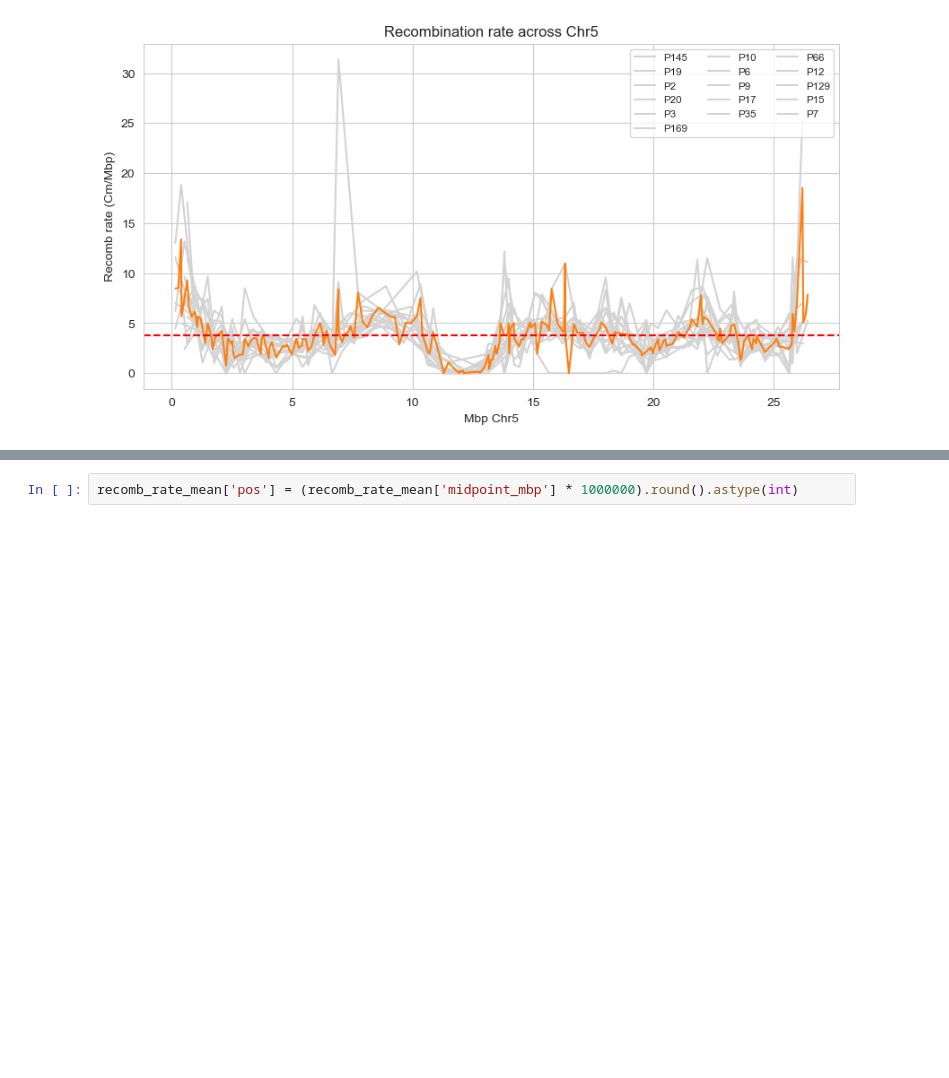
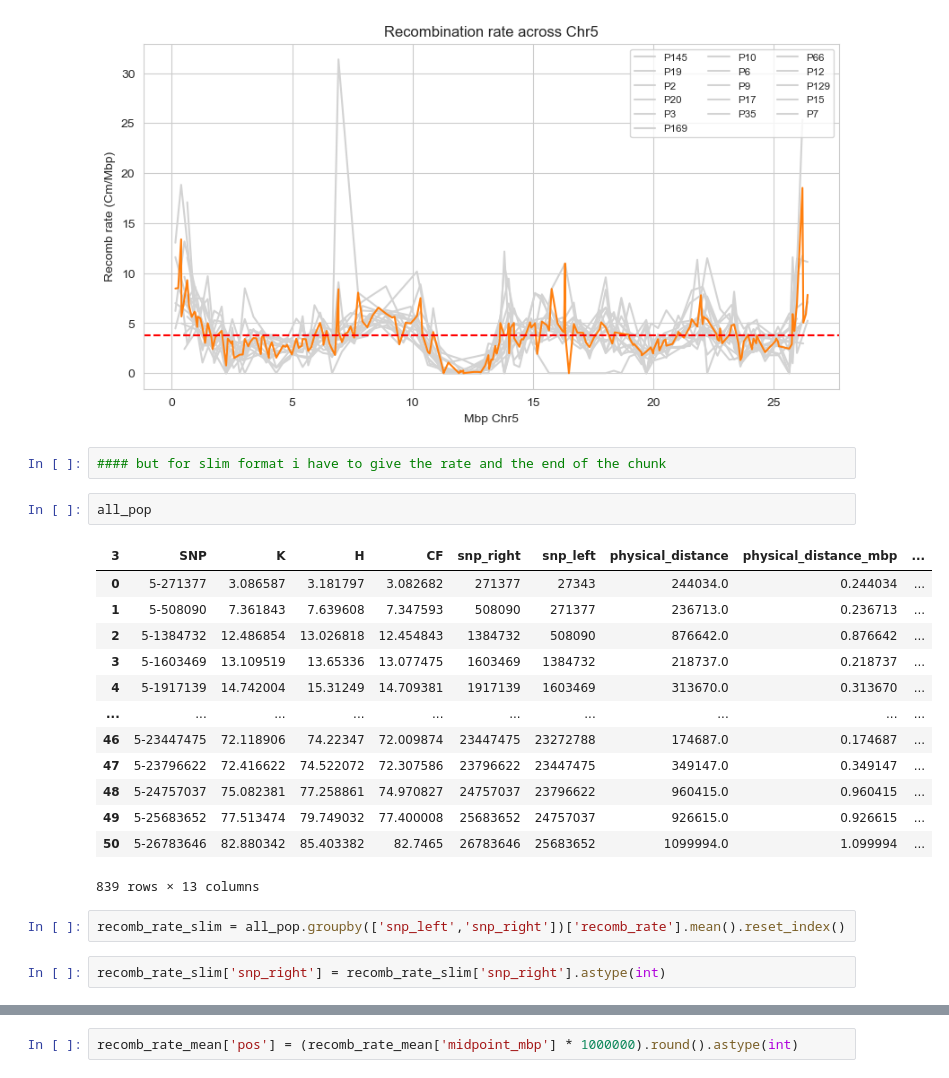
Before and after one commit to Tatianabellagio/slim_grenenet, a Jupyter notebook: crossover_map/crossover_map.ipynb, the cells around one changed output, grey strips where cells are left out. Saved outputs shown, nothing was run; the diff lists cells and outputs as text; blank space fills up the shorter version.

```diff
--- a/crossover_map/crossover_map.ipynb
+++ b/crossover_map/crossover_map.ipynb
@@ -78,3 +78,25 @@ plt.axhline(y=recomb_rate['recomb_rate'].mean(), color='r', linestyle='--')
 plt.show()
 # %% [output]
 [figure]
+# %%
+#### but for slim format i have to give the rate and the end of the chunk
+# %%
+all_pop
+# %% [output]
+| 3 | SNP | K | H | CF | snp_right | snp_left | physical_distance | physical_distance_mbp | ... |
+| 0 | 5-271377 | 3.086587 | 3.181797 | 3.082682 | 271377 | 27343 | 244034.0 | 0.244034 | ... |
+| 1 | 5-508090 | 7.361843 | 7.639608 | 7.347593 | 508090 | 271377 | 236713.0 | 0.236713 | ... |
+| 2 | 5-1384732 | 12.486854 | 13.026818 | 12.454843 | 1384732 | 508090 | 876642.0 | 0.876642 | ... |
+| 3 | 5-1603469 | 13.109519 | 13.65336 | 13.077475 | 1603469 | 1384732 | 218737.0 | 0.218737 | ... |
+| 4 | 5-1917139 | 14.742004 | 15.31249 | 14.709381 | 1917139 | 1603469 | 313670.0 | 0.313670 | ... |
+| ... | ... | ... | ... | ... | ... | ... | ... | ... | ... |
+| 46 | 5-23447475 | 72.118906 | 74.22347 | 72.009874 | 23447475 | 23272788 | 174687.0 | 0.174687 | ... |
+| 47 | 5-23796622 | 72.416622 | 74.522072 | 72.307586 | 23796622 | 23447475 | 349147.0 | 0.349147 | ... |
+| 48 | 5-24757037 | 75.082381 | 77.258861 | 74.970827 | 24757037 | 23796622 | 960415.0 | 0.960415 | ... |
+| 49 | 5-25683652 | 77.513474 | 79.749032 | 77.400008 | 25683652 | 24757037 | 926615.0 | 0.926615 | ... |
+| 50 | 5-26783646 | 82.880342 | 85.403382 | 82.7465 | 26783646 | 25683652 | 1099994.0 | 1.099994 | ... |
+839 rows × 13 columns
+# %%
+recomb_rate_slim = all_pop.groupby(['snp_left','snp_right'])['recomb_rate'].mean().reset_index()
+# %%
+recomb_rate_slim['snp_right'] = recomb_rate_slim['snp_right'].astype(int)
```
Also changed, not shown: parts of 4 cells of this notebook, 48 other files.
